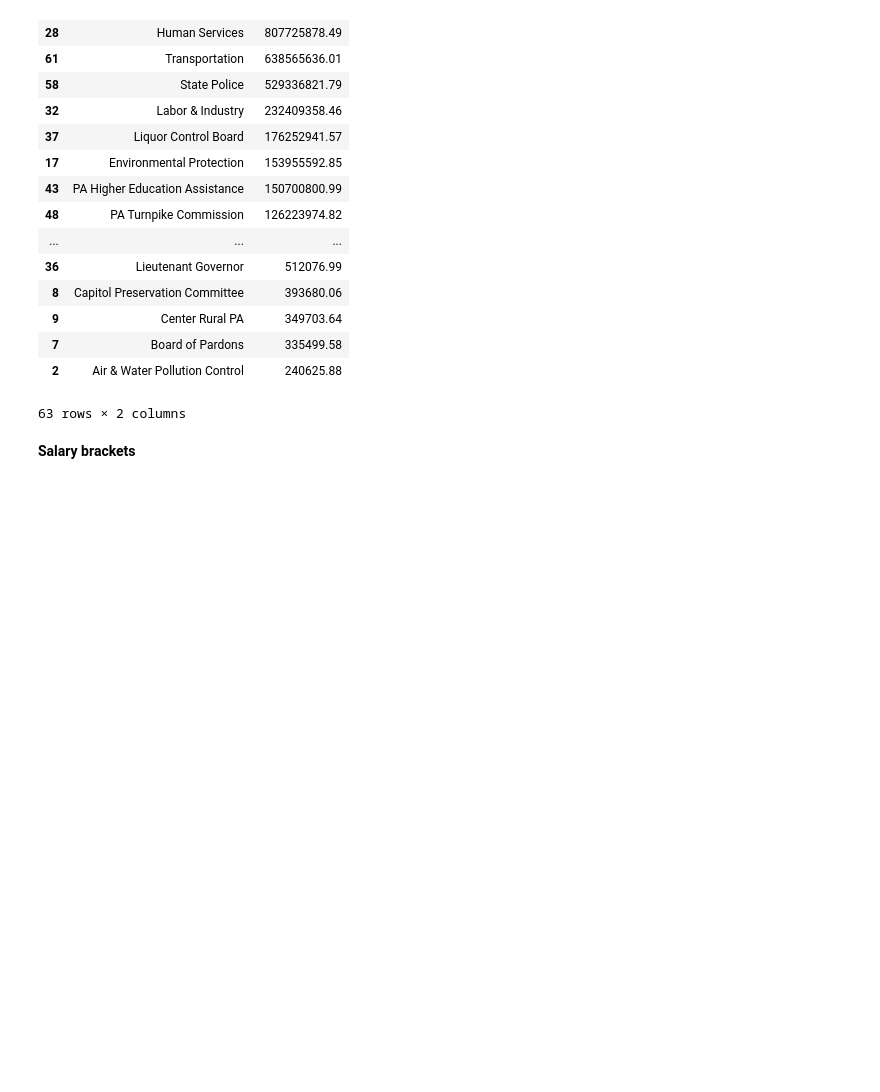
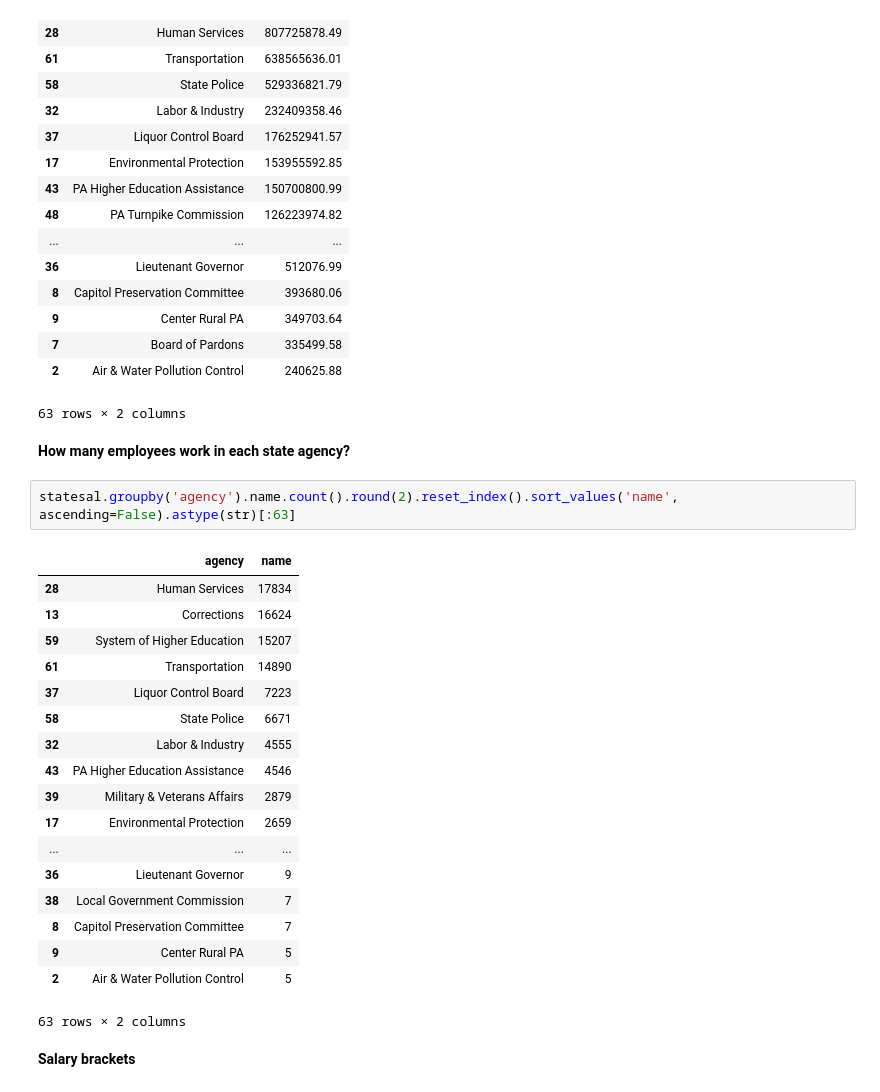
Before and after one commit to jdale7/state_salaries_2018, a Jupyter notebook: state_salary_analysis_2018.ipynb, the cells around one changed output. Drawn from its saved outputs; the diff is of its cells as text; blank space fills up the shorter version.

```diff
--- a/state_salary_analysis_2018.ipynb
+++ b/state_salary_analysis_2018.ipynb
@@ -136,6 +136,29 @@ statesal.groupby('agency').annual_pay.sum().round(2).reset_index().sort_values('
 | 7 | Board of Pardons | 335499.58 |
 | 2 | Air & Water Pollution Control | 240625.88 |
 63 rows × 2 columns
+# %% [markdown]
+<b> How many employees work in each state agency? </b>
+# %%
+statesal.groupby('agency').name.count().round(2).reset_index().sort_values('name', ascending=False).astype(str)[:63]
+# %% [output]
+|  | agency | name |
+| 28 | Human Services | 17834 |
+| 13 | Corrections | 16624 |
+| 59 | System of Higher Education | 15207 |
+| 61 | Transportation | 14890 |
+| 37 | Liquor Control Board | 7223 |
+| 58 | State Police | 6671 |
+| 32 | Labor & Industry | 4555 |
+| 43 | PA Higher Education Assistance | 4546 |
+| 39 | Military & Veterans Affairs | 2879 |
+| 17 | Environmental Protection | 2659 |
+| ... | ... | ... |
+| 36 | Lieutenant Governor | 9 |
+| 38 | Local Government Commission | 7 |
+| 8 | Capitol Preservation Committee | 7 |
+| 9 | Center Rural PA | 5 |
+| 2 | Air & Water Pollution Control | 5 |
+63 rows × 2 columns
 # %% [markdown]
 <b> Salary brackets </b>
 # %% [markdown]
```
Also changed, not shown: parts of 9 cells of this notebook, 1 other file.
